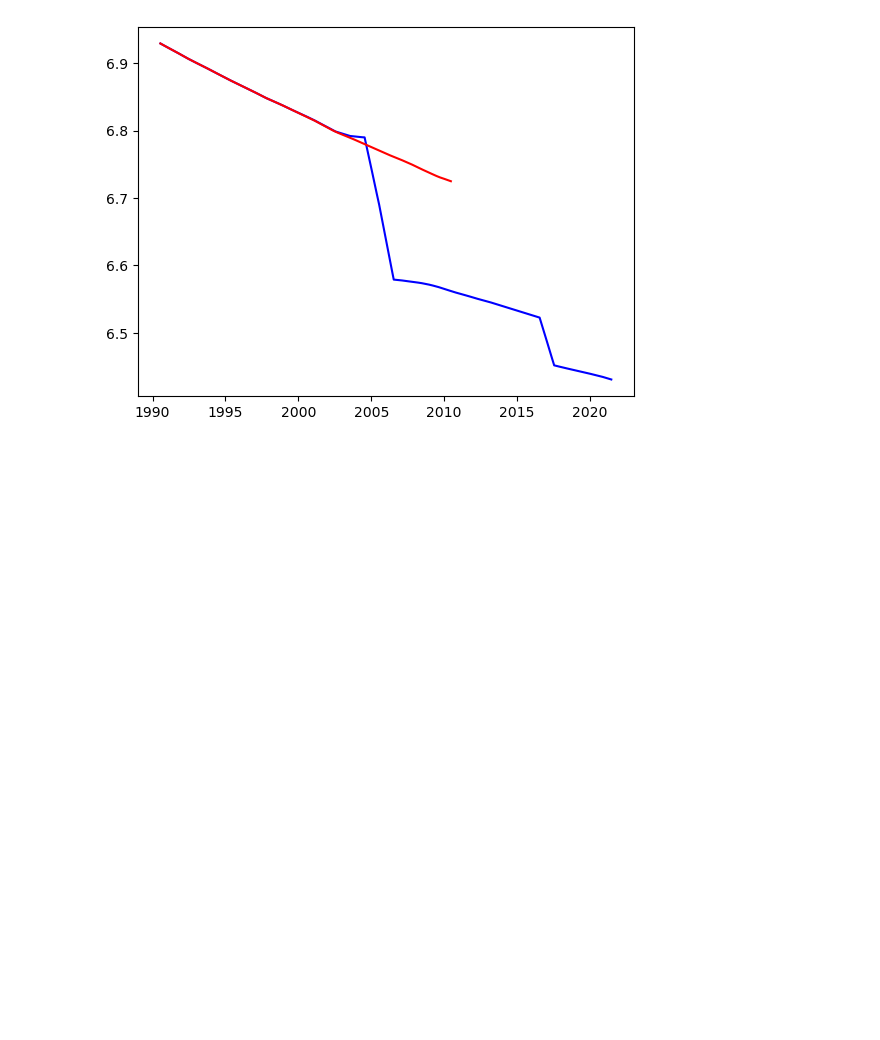
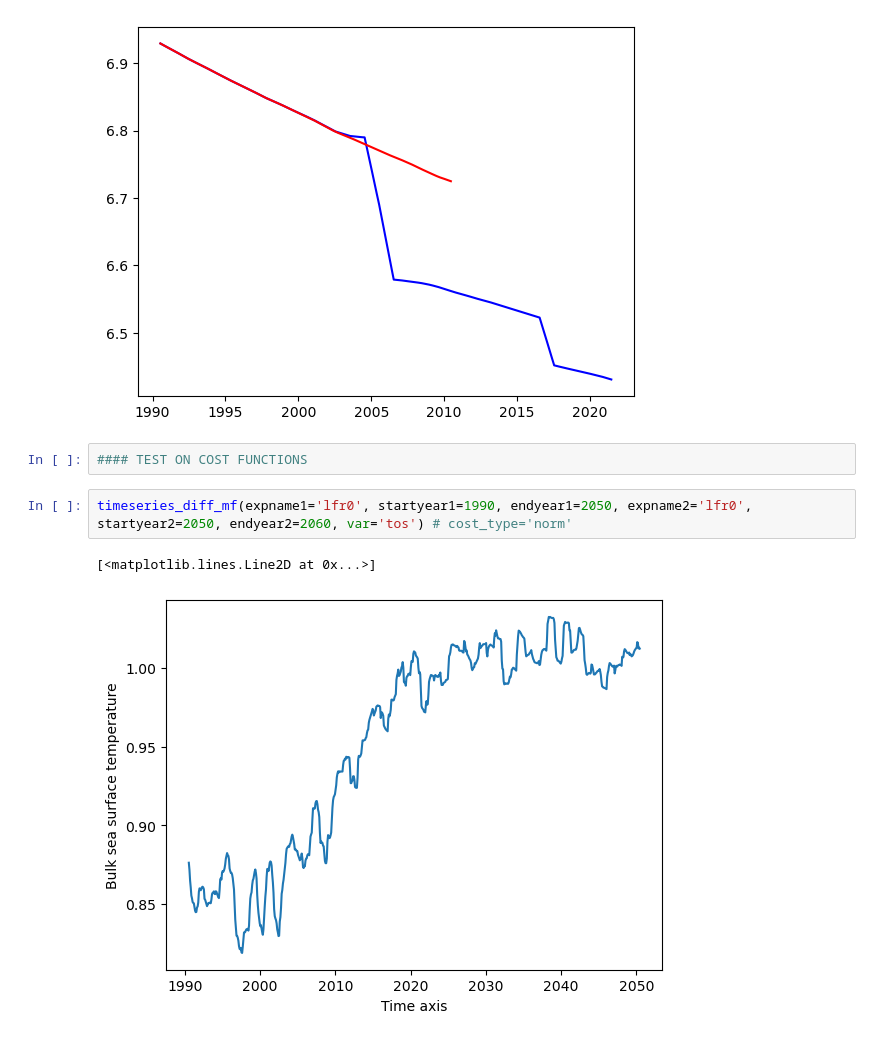
Before and after one commit to asozza/stece, a Jupyter notebook: osprey/notebooks/test_reader.ipynb, the cells around one changed output. Drawn from its saved outputs; the diff is of its cells as text; blank space fills up the shorter version.

```diff
--- a/osprey/notebooks/test_reader.ipynb
+++ b/osprey/notebooks/test_reader.ipynb
@@ -55,3 +55,10 @@ plt.plot(tt, vv, 'red')
 # %% [output]
 [<matplotlib.lines.Line2D at 0x...>]
 [figure]
+# %%
+#### TEST ON COST FUNCTIONS
+# %%
+timeseries_diff_mf(expname1='lfr0', startyear1=1990, endyear1=2050, expname2='lfr0', startyear2=2050, endyear2=2060, var='tos') # cost_type='norm'
+# %% [output]
+[<matplotlib.lines.Line2D at 0x...>]
+[figure, added]
```
Also changed, not shown: parts of 4 cells of this notebook, 4 other files.
